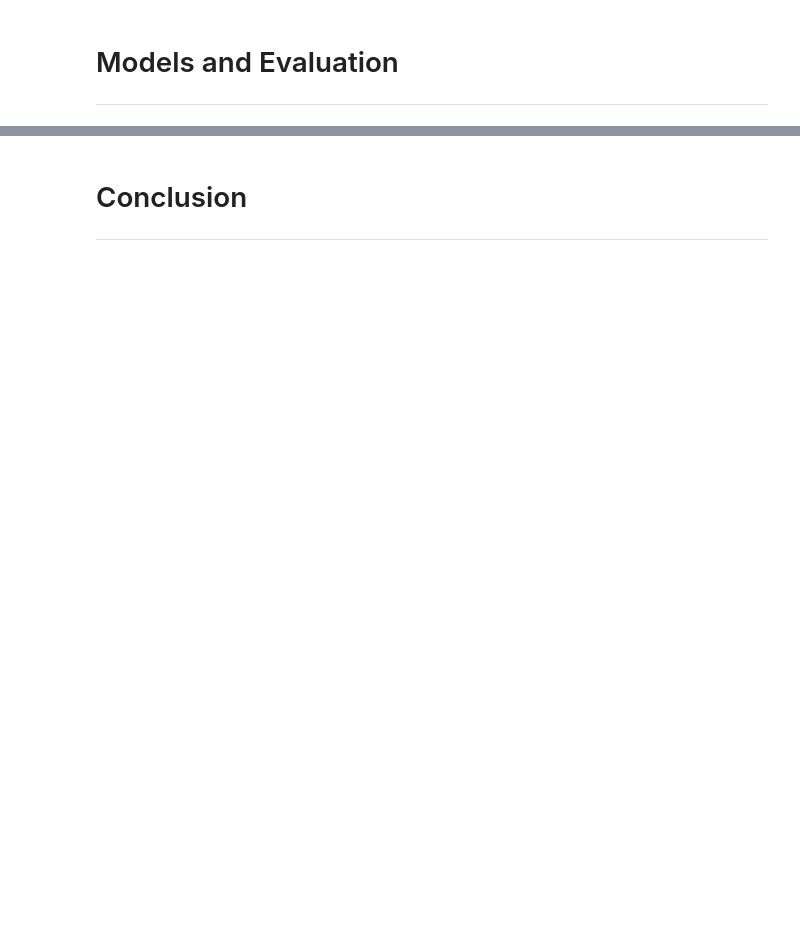
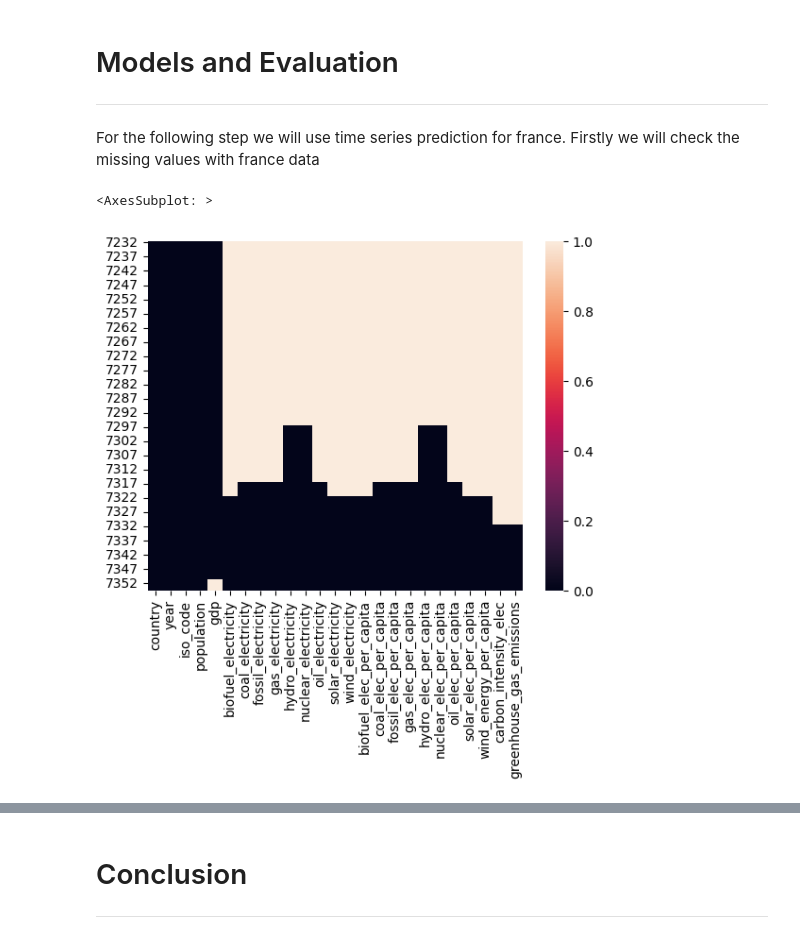
Before and after one commit to Bliights/A4_Explainability_AI, a Jupyter notebook: Project_Clément_MOLLY-MITTON_Paul_ESCALIER_Diane_VERBECQ_Raphaël_VIGNAL.ipynb, the cells around one changed output, grey strips where cells are left out. Cells and saved outputs as stored; diff of their text form; code cells hidden in the pictures; blank space fills up the shorter version.

Commit message:
changement affichage et commencement times series prediction

```diff
--- a/Project_Clément_MOLLY-MITTON_Paul_ESCALIER_Diane_VERBECQ_Raphaël_VIGNAL.ipynb
+++ b/Project_Clément_MOLLY-MITTON_Paul_ESCALIER_Diane_VERBECQ_Raphaël_VIGNAL.ipynb
@@ -351,3 +903,10 @@ From the map, we can observe that the high number of missing values is expected.
 # %% [markdown]
 # Models and Evaluation
 ***
+# %% [markdown]
+For the following step we will use time series prediction for france. Firstly we will check the missing values with france data
+# %%
+sns.heatmap(df_analysis[df_analysis["country"]=="France"].isnull())
+# %% [output]
+<AxesSubplot: >
+[figure, added]
```
Also changed, not shown: parts of 22 cells of this notebook, 1 other file.
